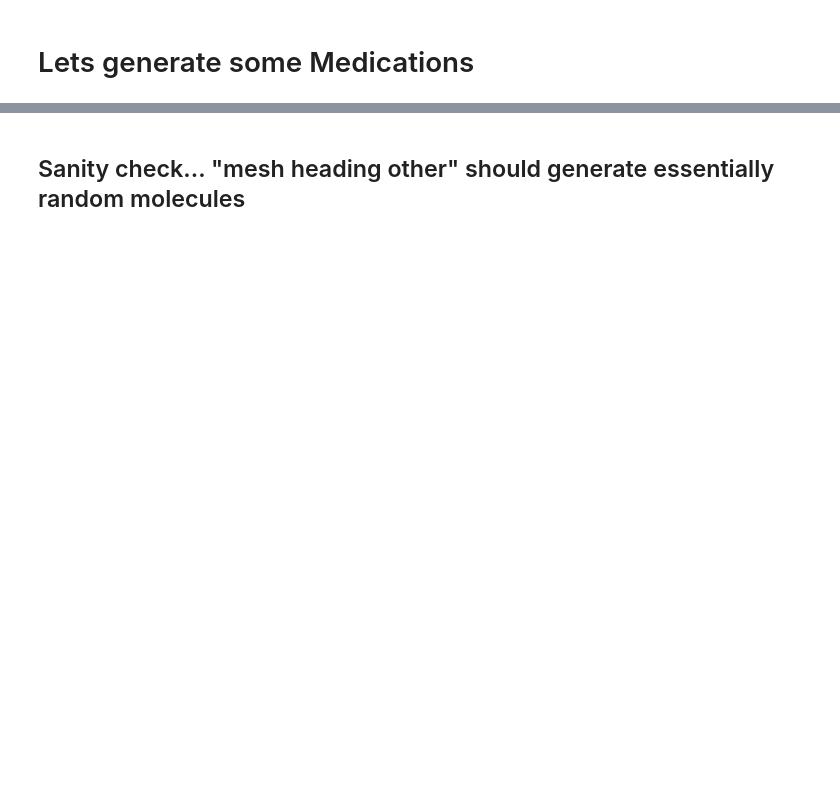
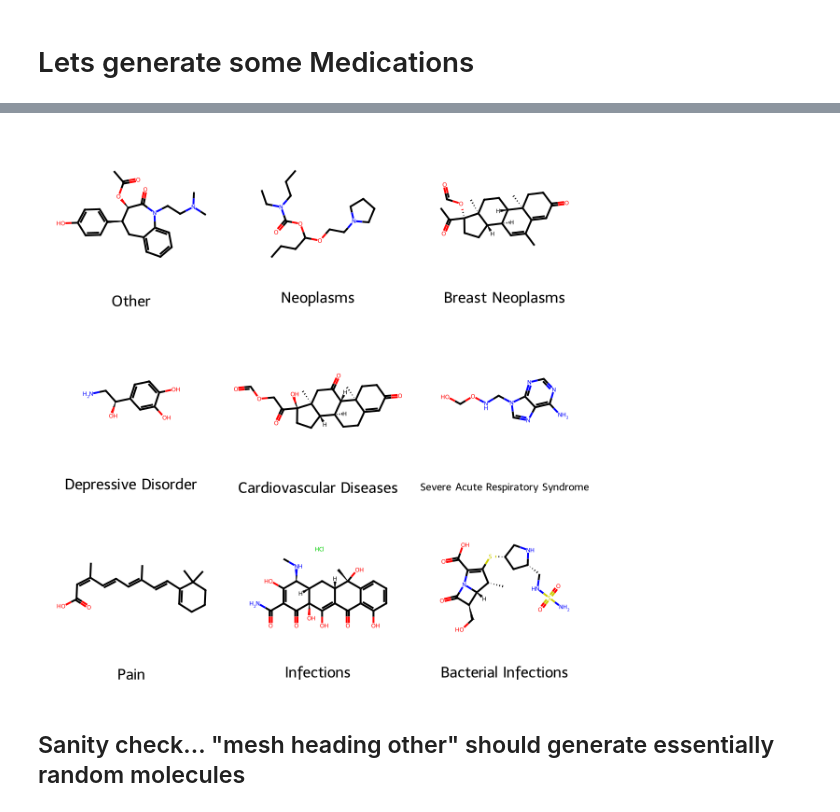
Before and after one commit to patrickwrowe/Language-Models-for-AI-Molecule-Generation, a Jupyter notebook: notebooks/ind_rnn_generator.ipynb, the cells around one changed output, grey strips where cells are left out. Cells and saved outputs as stored; diff of their text form; code cells hidden in the pictures; blank space fills up the shorter version.

```diff
--- a/notebooks/ind_rnn_generator.ipynb
+++ b/notebooks/ind_rnn_generator.ipynb
@@ -92,8 +112,8 @@ if train_new:
     if save_model:
         utilities.save_model_weights("Chembl-Ind-", model, dataset)
 else:
-    model.load_weights(
-        path = load_model_path,
+    model.load_state_dict(
+        state_dict= torch.load(load_model_path, weights_only=True),
     )
     device="cuda" if torch.cuda.is_available() else "cpu"
     model.to(device)
@@ -162,25 +194,13 @@ for idx in mesh_indices:
 # %%
-mols = []
-names = []
-for i, smiles in enumerate(outputs):
-    mols.append(Chem.MolFromSmiles(smiles))
-    names.append(dataset.indications_names[mesh_indices[i]].replace("mesh_heading_", ""))
-
-mols = [[mols[i + j] for i in range(rows)] for j in range(0, cols * rows, rows)]
-names = [[names[i + j] for i in range(rows)] for j in range(0, cols * rows, rows)]
-
-display(Draw.MolsMatrixToGridImage(mols, legendsMatrix=names))
-
-
-smiles_to_draw = [smiles for smiles in filtered_molecules[indications_filter_name][:images_per_indication]]
-
 display(Markdown(f"## Showing {images_per_indication} example chemical structures for {indications_filter_name}"))
 display(
     utilities.draw_molecules_as_grid_from_smiles(
         canonical_smiles=outputs,
         names=[dataset.indications_names[mesh_indices[i]].replace("mesh_heading_", "") for i in range(len(outputs))]  # Just number them
     )
 )
+# %% [output]
+[figure, added]
 # %% [markdown]
 ## Sanity check... "mesh heading other" should generate essentially random molecules
 # %%
```
Also changed, not shown: parts of 10 cells of this notebook, 1 other file.
